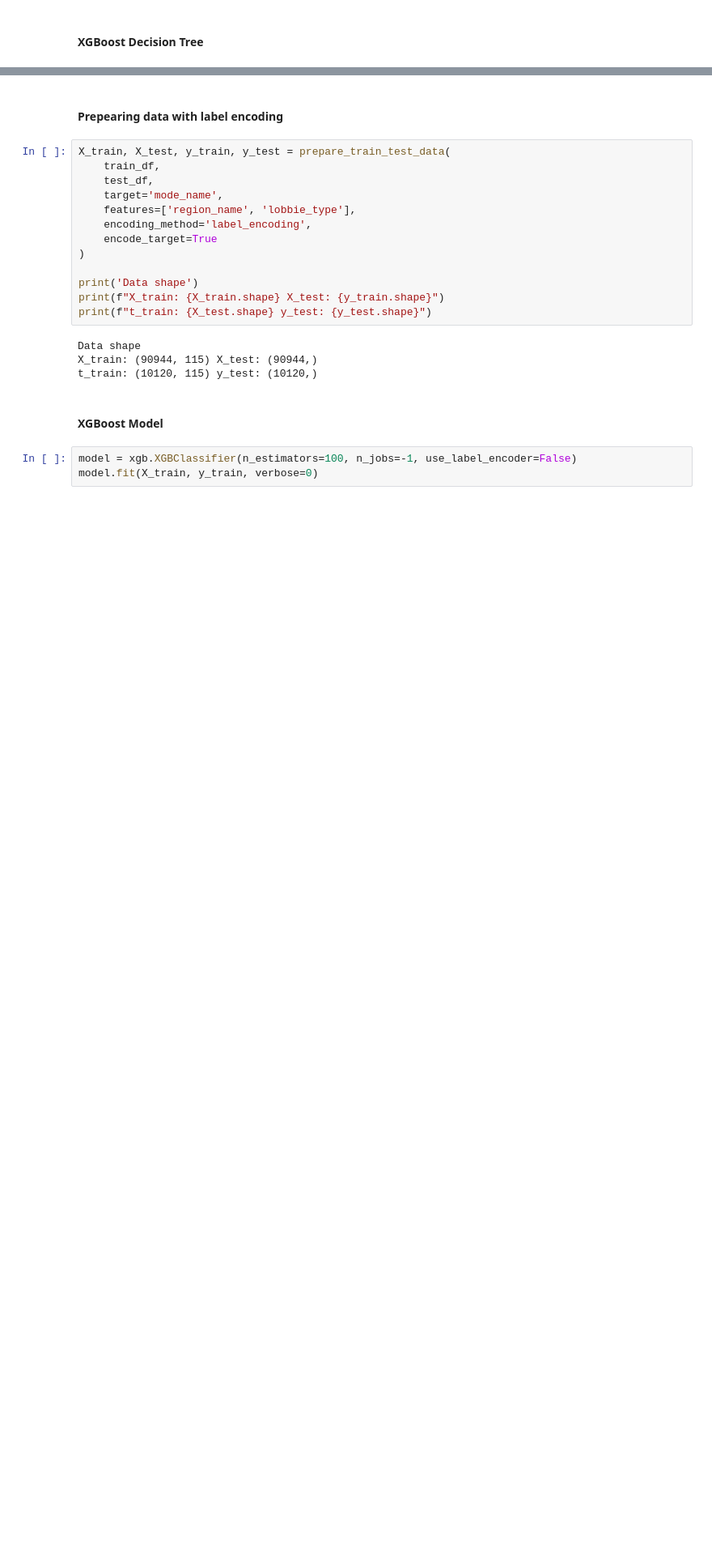
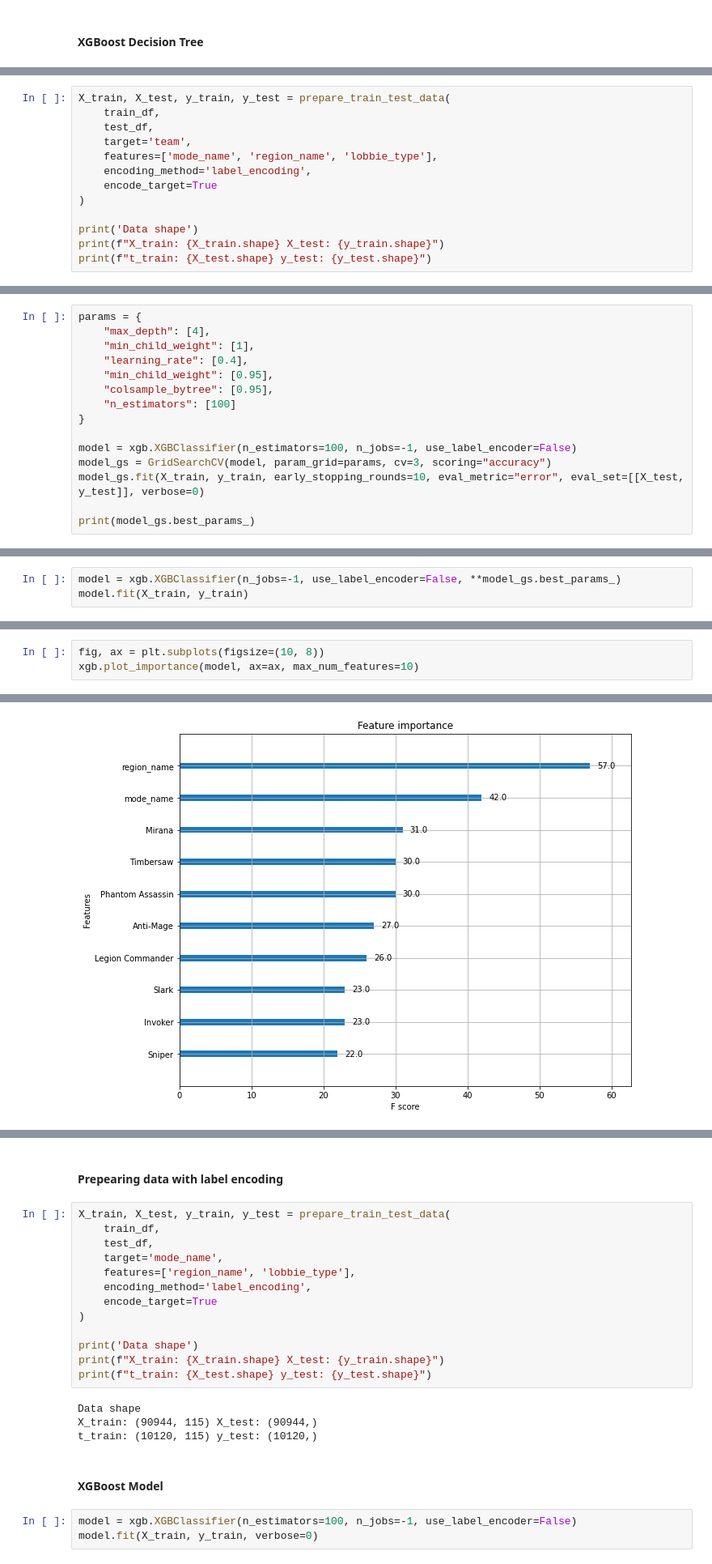
Before and after one commit to DthRazak/Dota2Project, a Jupyter notebook: dota2.ipynb, the cells around one changed output, grey strips where cells are left out. Shown: that part at 81% size. Cells and saved outputs as stored; diff of their text form; blank space fills up the shorter version.

Commit message:
Adding XGBModel for Winning Team prediciton

```diff
--- a/dota2.ipynb
+++ b/dota2.ipynb
@@ -767,0 +750,13 @@ xgb.plot_tree(model, ax=ax)
+# %%
+X_train, X_test, y_train, y_test = prepare_train_test_data(
+    train_df,
+    test_df,
+    target='team',
+    features=['mode_name', 'region_name', 'lobbie_type'],
+    encoding_method='label_encoding',
+    encode_target=True
+)
+
+print('Data shape')
+print(f"X_train: {X_train.shape} X_test: {y_train.shape}")
+print(f"t_train: {X_test.shape} y_test: {y_test.shape}")
@@ -767,0 +785,15 @@ xgb.plot_tree(model, ax=ax)
+# %%
+params = {
+    "max_depth": [4],
+    "min_child_weight": [1],
+    "learning_rate": [0.4],
+    "min_child_weight": [0.95],
+    "colsample_bytree": [0.95],
+    "n_estimators": [100]
+}
+
+model = xgb.XGBClassifier(n_estimators=100, n_jobs=-1, use_label_encoder=False)
+model_gs = GridSearchCV(model, param_grid=params, cv=3, scoring="accuracy")
+model_gs.fit(X_train, y_train, early_stopping_rounds=10, eval_metric="error", eval_set=[[X_test, y_test]], verbose=0)
+
+print(model_gs.best_params_)
@@ -767,0 +802,3 @@ xgb.plot_tree(model, ax=ax)
+# %%
+model = xgb.XGBClassifier(n_jobs=-1, use_label_encoder=False, **model_gs.best_params_)
+model.fit(X_train, y_train)
@@ -767,0 +826,4 @@ xgb.plot_tree(model, ax=ax)
+# %%
+fig, ax = plt.subplots(figsize=(10, 8))
+xgb.plot_importance(model, ax=ax, max_num_features=10)
+# %% [output]
@@ -767,0 +831 @@ xgb.plot_tree(model, ax=ax)
+[figure, added]
```
Also changed, not shown: parts of 27 cells of this notebook.
